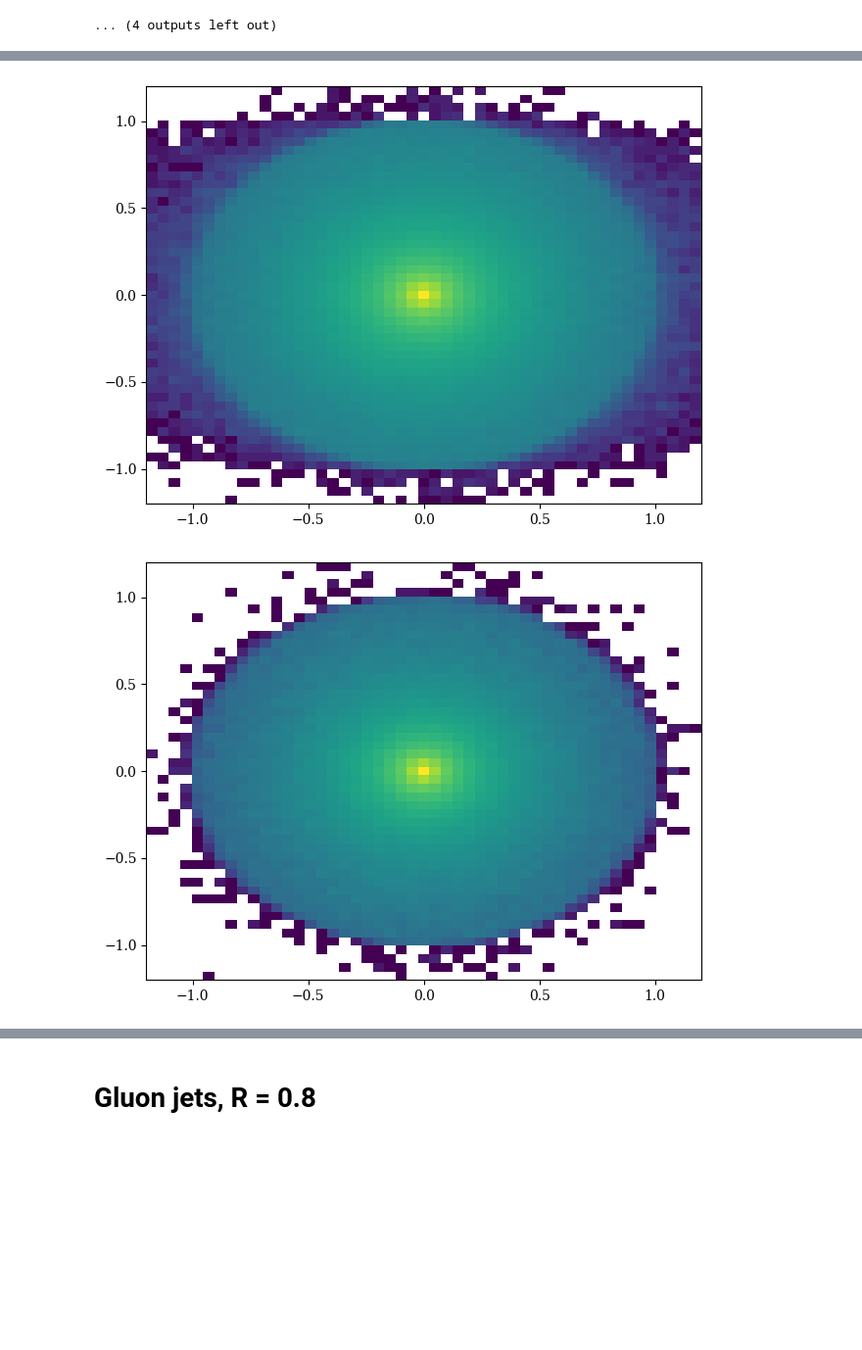
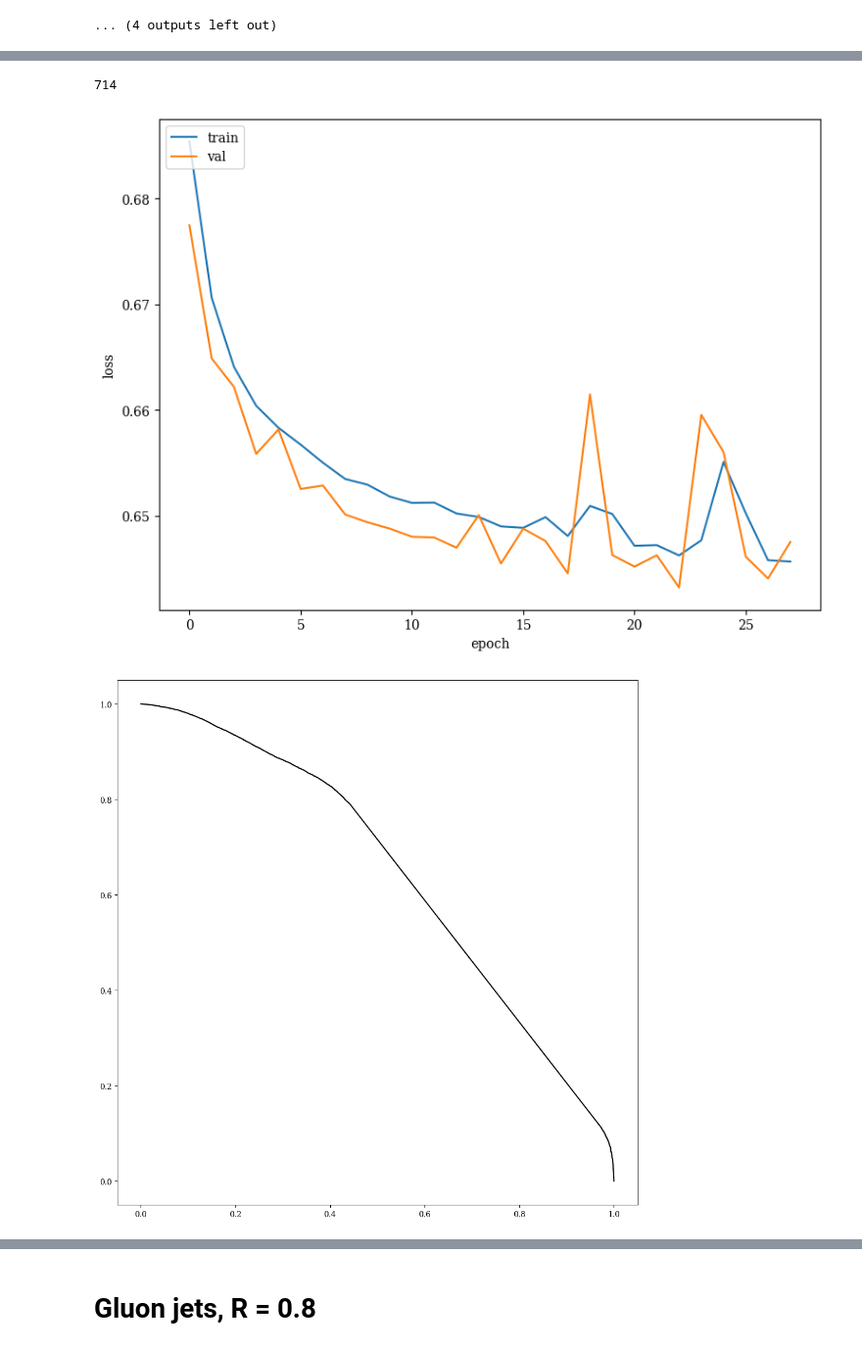
Before and after one commit to SamBT/safeUncalculable, a Jupyter notebook: trainEFN.ipynb, the cells around one changed output, grey strips where cells are left out. Shown at 98% size. Cells and saved outputs as stored; diff of their text form; code cells hidden in the pictures; blank space fills up the shorter version.

```diff
--- a/trainEFN.ipynb
+++ b/trainEFN.ipynb
@@ -216,14 +228,0 @@ EFN AUC: 0.5329959748
-# %%
-mask = test[test_labels[:,0]==1][:,:,0].flatten()>0
-from matplotlib.colors import LogNorm
-h = plt.hist2d(test[test_labels[:,0]==1][:,:,1].flatten()[mask],test[test_labels[:,0]==1][:,:,2].flatten()[mask],
-               bins=np.linspace(-1.2,1.2,50),norm=LogNorm())
-# %% [output]
-[figure, removed]
-# %%
-mask = test[test_labels[:,0]==0][:,:,0].flatten()>0
-from matplotlib.colors import LogNorm
-h = plt.hist2d(test[test_labels[:,0]==0][:,:,1].flatten()[mask],test[test_labels[:,0]==0][:,:,2].flatten()[mask],
-               bins=np.linspace(-1.2,1.2,50),norm=LogNorm())
-# %% [output]
-[figure, removed]
@@ -229,0 +233,24 @@ h = plt.hist2d(test[test_labels[:,0]==0][:,:,1].flatten()[mask],test[test_labels
+# %%
+# Regular EFN, no spectral normalization
+loss = BinaryCrossentropy(from_logits=False)
+L = 2
+model_kwargs = {"Phi_sizes":(150,150,L), "F_sizes":(100,100,100),
+                "F_dropouts":0.1,
+                "input_dim":1,
+                "output_dim":1,"output_act":"sigmoid",
+                "patience":5,
+                "optimizer":Adam(1e-4),
+                "loss":loss,
+                "summary":True}
+model_kwargs['spectral'] = False
+train_kwargs = {"epochs":100,"verbose":1,"batch_size":128}
+efn, auc, efn_fp, efn_tp, threshs = train_efn((rtrain,train_labels),
+                                              (rtest,test_labels),
+                                              (rval,val_labels),
+                                              model_kwargs,
+                                              train_kwargs,
+                                              plot=True)
+#efn.save(f"keras_models_Lsmall/qjet_EFN_zpT_L1.keras")
+#del efn
+gc.collect()
+# %% [output]
@@ -229,0 +274,3 @@ h = plt.hist2d(test[test_labels[:,0]==0][:,:,1].flatten()[mask],test[test_labels
+714
+[figure, added]
+[figure, added]
```
Also changed, not shown: parts of 33 cells of this notebook, 9 other files.
